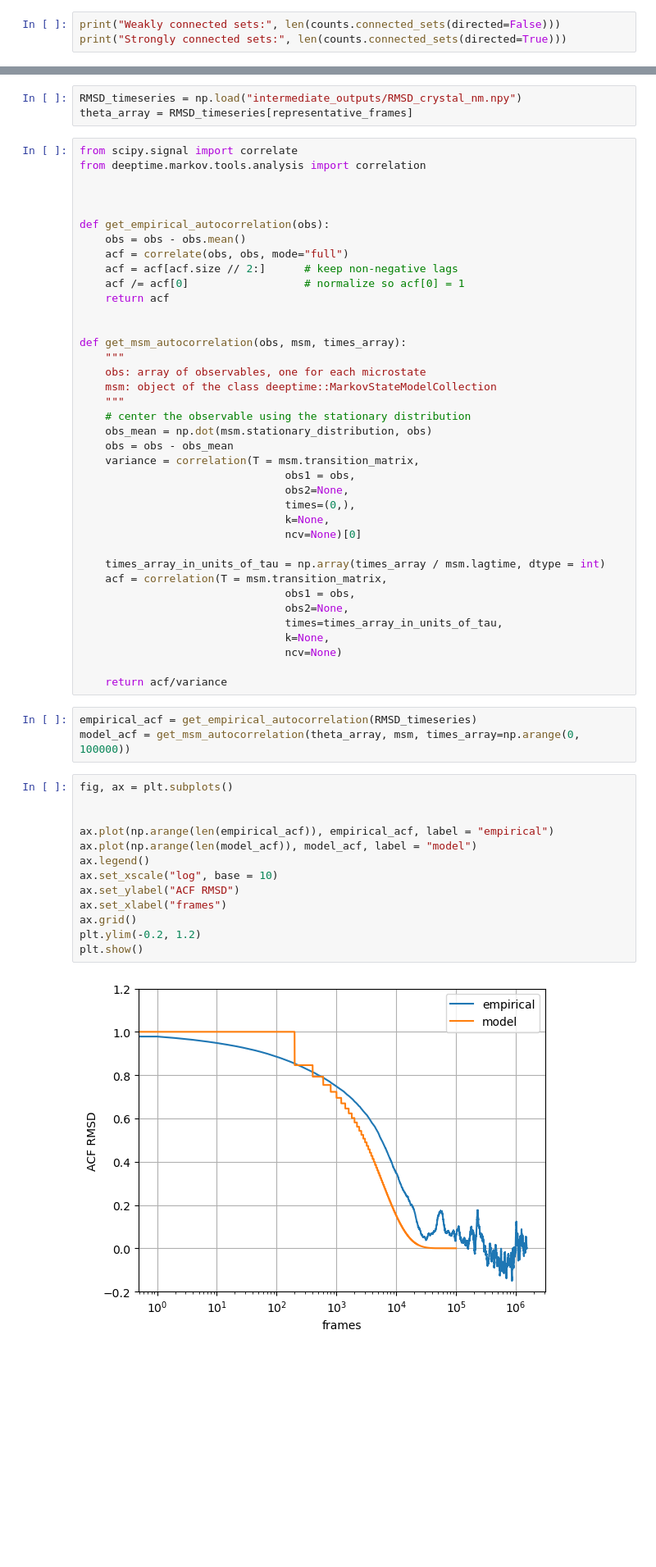
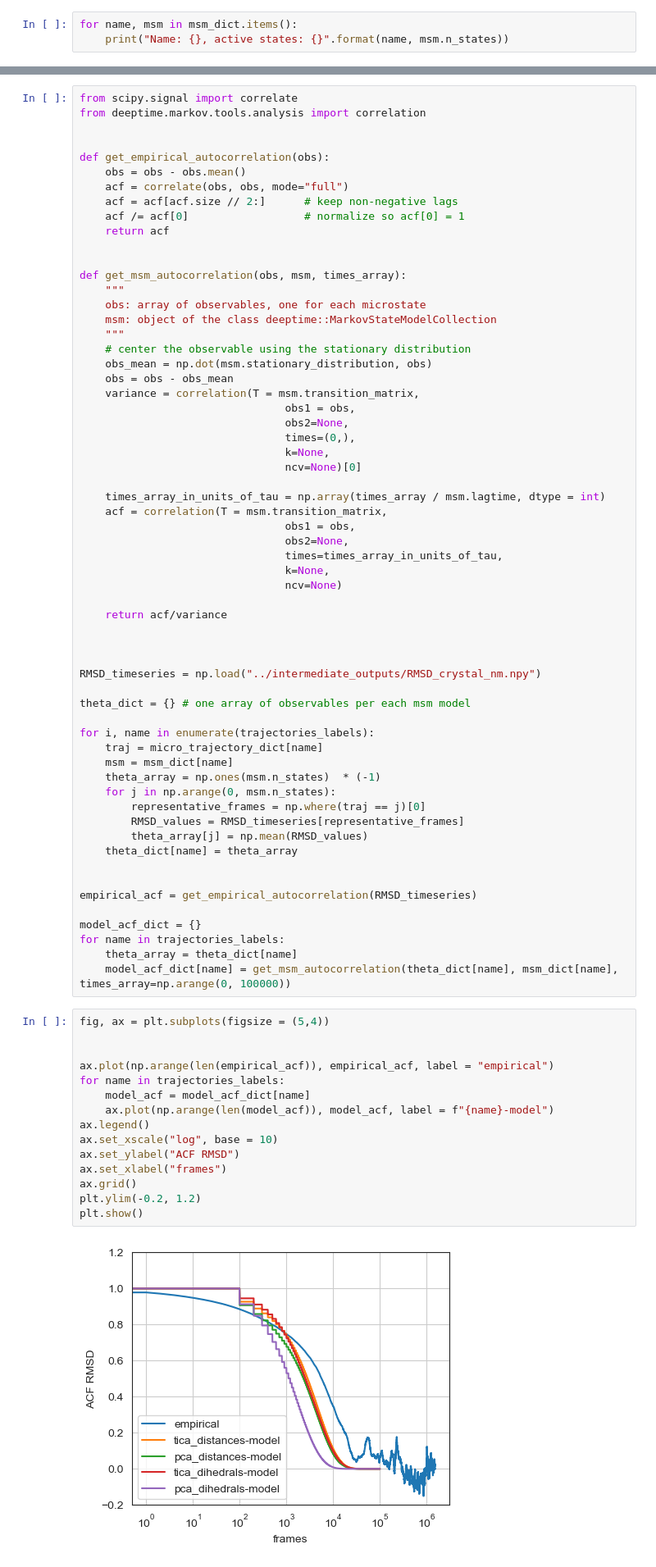
Before and after one commit to miriamzara/MSM, a Jupyter notebook: root/notebooks/step_3new_msm_construction.ipynb, the cells around one changed output, grey strips where cells are left out. Shown at 82% size. Saved outputs shown, nothing was run; the diff lists cells and outputs as text; blank space fills up the shorter version.

```diff
--- a/root/notebooks/step_3new_msm_construction.ipynb
+++ b/root/notebooks/step_3new_msm_construction.ipynb
@@ -512,4 +409,4 @@ We need to identify the **largest strongly connected component** of the graph.
 # %%
-print("Weakly connected sets:", len(counts.connected_sets(directed=False)))
-print("Strongly connected sets:", len(counts.connected_sets(directed=True)))
+for name, msm in msm_dict.items():
+    print("Name: {}, active states: {}".format(name, msm.n_states))
 # %% [output]
@@ -653,10 +460,6 @@ representative_frames = np.array([
-# %%
-RMSD_timeseries = np.load("intermediate_outputs/RMSD_crystal_nm.npy")
-theta_array = RMSD_timeseries[representative_frames]
 # %%
 from scipy.signal import correlate
 from deeptime.markov.tools.analysis import correlation
-
 
 
 def get_empirical_autocorrelation(obs):
@@ -691,24 +494,47 @@ def get_msm_autocorrelation(obs, msm, times_array):
                                 ncv=None)
 
     return acf/variance
+
+
+
+RMSD_timeseries = np.load("../intermediate_outputs/RMSD_crystal_nm.npy")
+
+theta_dict = {} # one array of observables per each msm model
+
+for i, name in enumerate(trajectories_labels):
+    traj = micro_trajectory_dict[name]
+    msm = msm_dict[name]
+    theta_array = np.ones(msm.n_states)  * (-1)
+    for j in np.arange(0, msm.n_states):
+        representative_frames = np.where(traj == j)[0]
+        RMSD_values = RMSD_timeseries[representative_frames]
+        theta_array[j] = np.mean(RMSD_values)
+    theta_dict[name] = theta_array
+
+
+empirical_acf = get_empirical_autocorrelation(RMSD_timeseries)
+
+model_acf_dict = {}
+for name in trajectories_labels:
+    theta_array = theta_dict[name]
+    model_acf_dict[name] = get_msm_autocorrelation(theta_dict[name], msm_dict[name], times_array=np.arange(0, 100000))
-# %%
-empirical_acf = get_empirical_autocorrelation(RMSD_timeseries)
-model_acf = get_msm_autocorrelation(theta_array, msm, times_array=np.arange(0, 100000))
 # %%
-fig, ax = plt.subplots()
+fig, ax = plt.subplots(figsize = (5,4))
 
 
 ax.plot(np.arange(len(empirical_acf)), empirical_acf, label = "empirical")
-ax.plot(np.arange(len(model_acf)), model_acf, label = "model")
+for name in trajectories_labels:
+    model_acf = model_acf_dict[name]
+    ax.plot(np.arange(len(model_acf)), model_acf, label = f"{name}-model")
 ax.legend()
 ax.set_xscale("log", base = 10)
 ax.set_ylabel("ACF RMSD")
 ax.set_xlabel("frames")
 ax.grid()
 plt.ylim(-0.2, 1.2)
 plt.show()
 # %% [output]
-[figure, old version]
+[figure, new version]
 # %% [markdown]
 Seems quite good, but without error bars what can you say?
 
```
Also changed, not shown: parts of 57 cells of this notebook, 7 other files.
